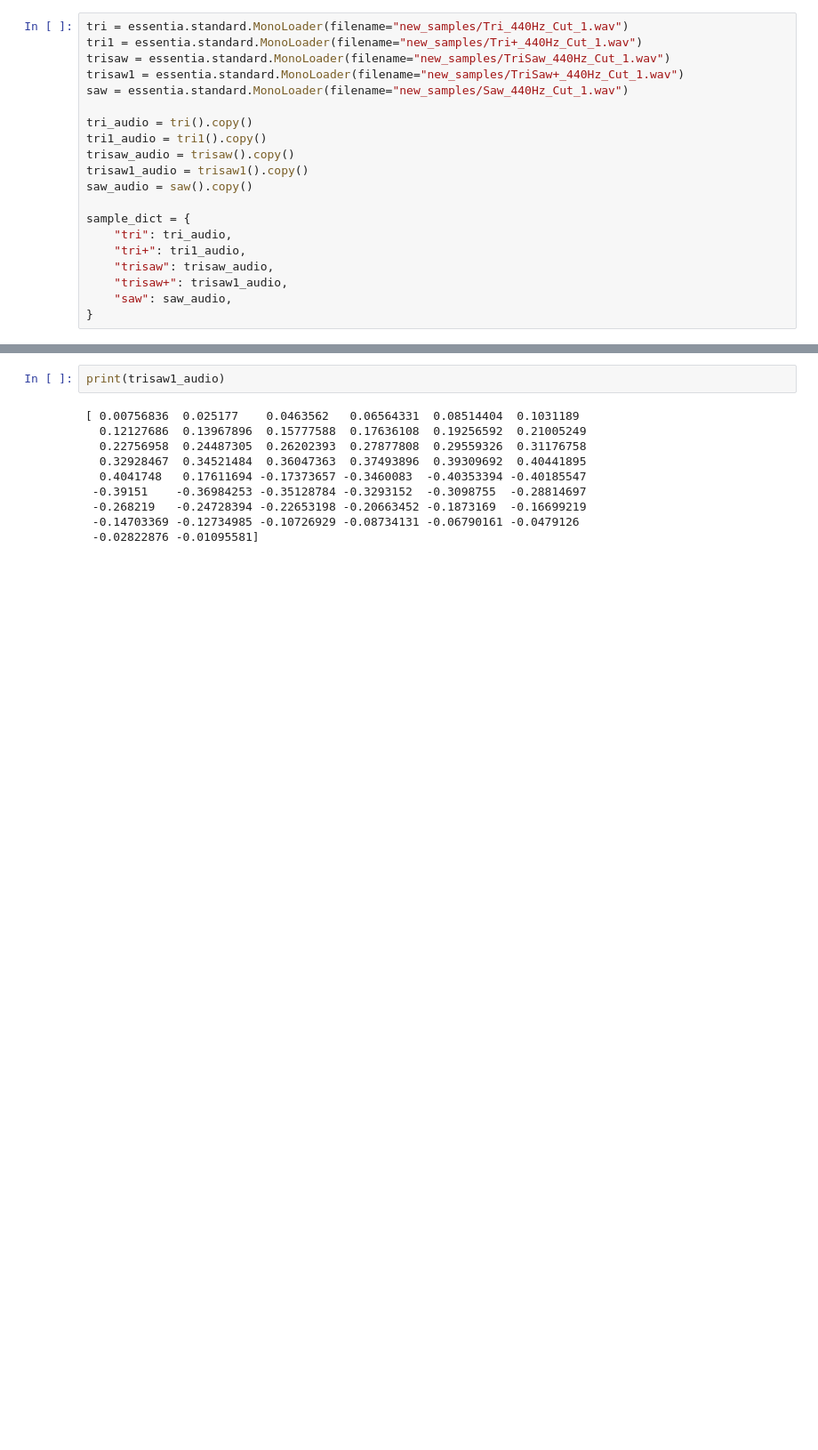
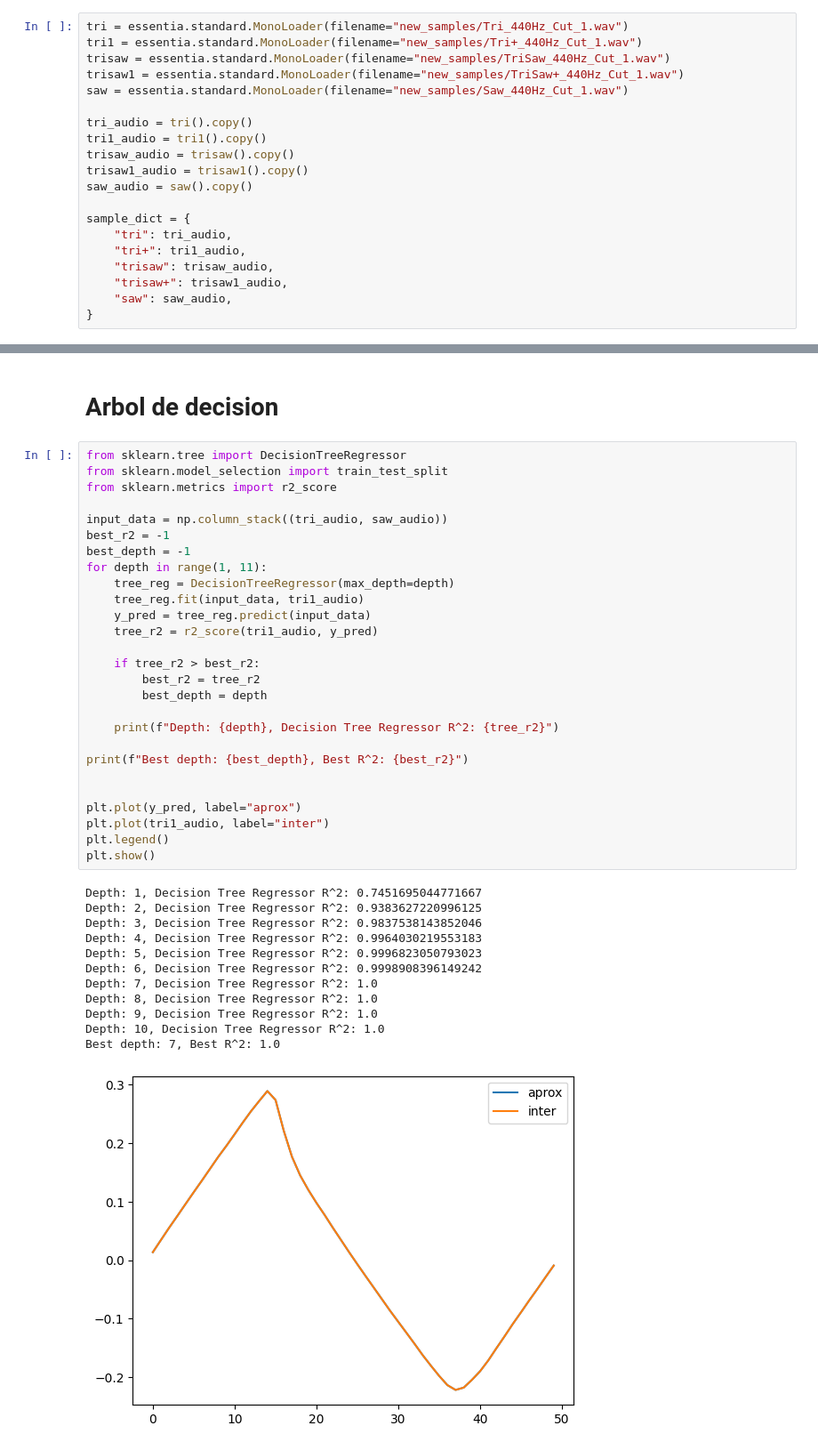
Before and after one commit to javiech1/TFG, a Jupyter notebook: decisionTreeAudioGenerator.ipynb, the cells around one changed output, grey strips where cells are left out. Shown: that part at 89% size. Saved outputs shown, nothing was run; the diff lists cells and outputs as text; blank space fills up the shorter version.

```diff
--- a/decisionTreeAudioGenerator.ipynb
+++ b/decisionTreeAudioGenerator.ipynb
@@ -52,12 +48,42 @@ ImportError: cannot import name 'find_ab' from 'functions' (/Users/javierechavar
-# %%
-print(trisaw1_audio)
-# %% [output]
-[ 0.00756836  0.025177    0.0463562   0.06564331  0.08514404  0.1031189
-  0.12127686  0.13967896  0.15777588  0.17636108  0.19256592  0.21005249
-  0.22756958  0.24487305  0.26202393  0.27877808  0.29559326  0.31176758
-  0.32928467  0.34521484  0.36047363  0.37493896  0.39309692  0.40441895
-  0.4041748   0.17611694 -0.17373657 -0.3460083  -0.40353394 -0.40185547
- -0.39151    -0.36984253 -0.35128784 -0.3293152  -0.3098755  -0.28814697
- -0.268219   -0.24728394 -0.22653198 -0.20663452 -0.1873169  -0.16699219
- -0.14703369 -0.12734985 -0.10726929 -0.08734131 -0.06790161 -0.0479126
- -0.02822876 -0.01095581]
+# %% [markdown]
+# Arbol de decision
+# %%
+from sklearn.tree import DecisionTreeRegressor
+from sklearn.model_selection import train_test_split
+from sklearn.metrics import r2_score
+
+input_data = np.column_stack((tri_audio, saw_audio))
+best_r2 = -1
+best_depth = -1
+for depth in range(1, 11):
+    tree_reg = DecisionTreeRegressor(max_depth=depth)
+    tree_reg.fit(input_data, tri1_audio)
+    y_pred = tree_reg.predict(input_data)
+    tree_r2 = r2_score(tri1_audio, y_pred)
+
+    if tree_r2 > best_r2:
+        best_r2 = tree_r2
+        best_depth = depth
+
+    print(f"Depth: {depth}, Decision Tree Regressor R^2: {tree_r2}")
+
+print(f"Best depth: {best_depth}, Best R^2: {best_r2}")
+
+
+plt.plot(y_pred, label="aprox")
+plt.plot(tri1_audio, label="inter")
+plt.legend()
+plt.show()
+# %% [output]
+Depth: 1, Decision Tree Regressor R^2: 0.7451695044771667
+Depth: 2, Decision Tree Regressor R^2: 0.9383627220996125
+Depth: 3, Decision Tree Regressor R^2: 0.9837538143852046
+Depth: 4, Decision Tree Regressor R^2: 0.9964030219553183
+Depth: 5, Decision Tree Regressor R^2: 0.9996823050793023
+Depth: 6, Decision Tree Regressor R^2: 0.9998908396149242
+Depth: 7, Decision Tree Regressor R^2: 1.0
+Depth: 8, Decision Tree Regressor R^2: 1.0
+Depth: 9, Decision Tree Regressor R^2: 1.0
+Depth: 10, Decision Tree Regressor R^2: 1.0
+Best depth: 7, Best R^2: 1.0
+[figure, added]
```
Also changed, not shown: parts of 11 cells of this notebook, 1 other file.
